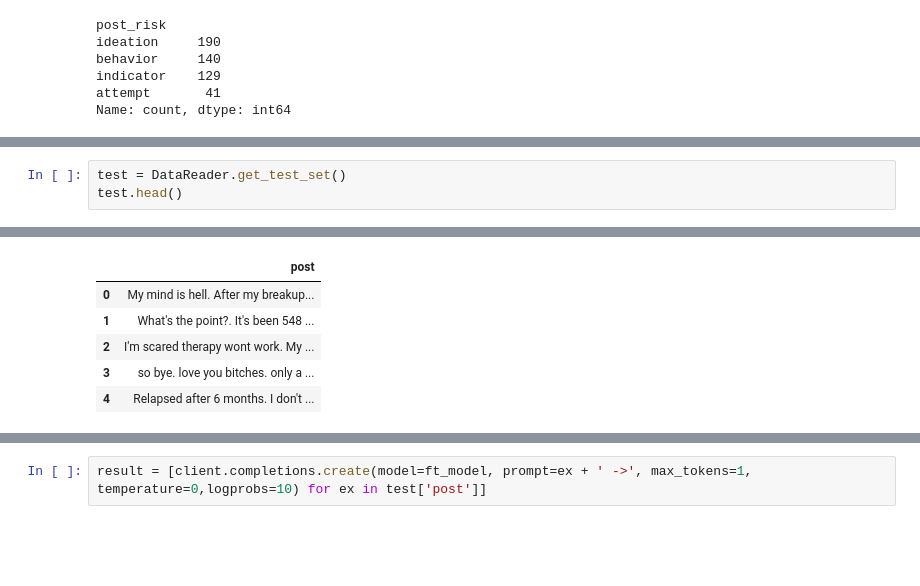
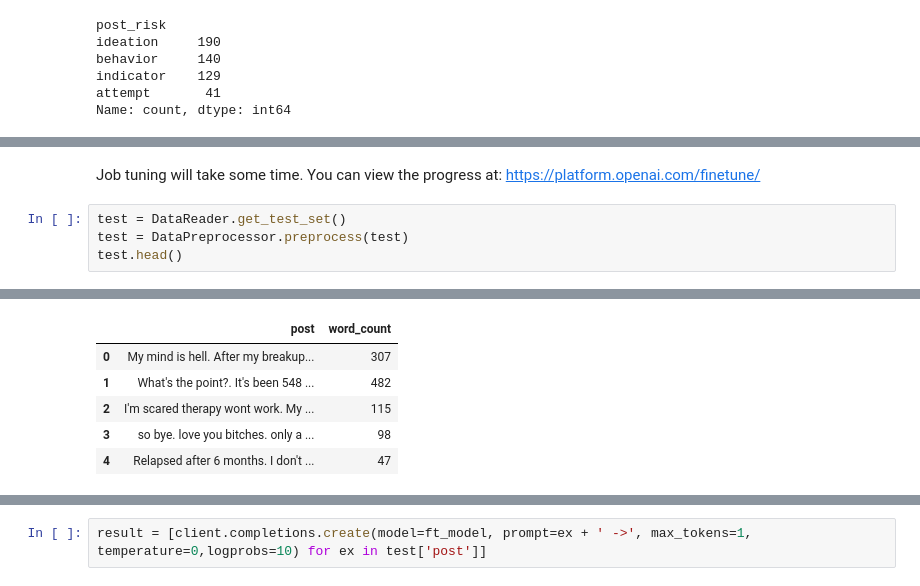
Before and after one commit to JannicCutura/ieee-2024-suicide-prevention, a Jupyter notebook: main.ipynb, the cells around one changed output, grey strips where cells are left out. Drawn from its saved outputs; the diff is of its cells as text; blank space fills up the shorter version.

Commit message:
inconsisten data third messsage...

```diff
--- a/main.ipynb
+++ b/main.ipynb
@@ -91,4 +127,7 @@ FineTuningJob(id='ftjob-26SCSYKJlwPoNupKn5QvasUA', created_at=1717176751, error=
+# %% [markdown]
+Job tuning will take some time. You can view the progress at: https://platform.openai.com/finetune/
 # %%
 test = DataReader.get_test_set()
+test = DataPreprocessor.preprocess(test)
 test.head()
 # %% [output]
@@ -95,9 +137,9 @@ test.head()
-|  | post |
-| 0 | My mind is hell. After my breakup... |
-| 1 | What's the point?. It's been 548 ... |
-| 2 | I'm scared therapy wont work. My ... |
-| 3 | so bye. love you bitches. only a ... |
-| 4 | Relapsed after 6 months. I don't ... |
+|  | post | word_count |
+| 0 | My mind is hell. After my breakup... | 307 |
+| 1 | What's the point?. It's been 548 ... | 482 |
+| 2 | I'm scared therapy wont work. My ... | 115 |
+| 3 | so bye. love you bitches. only a ... | 98 |
+| 4 | Relapsed after 6 months. I don't ... | 47 |
 # %%
 fine_tuning_job.id
 # %% [output]
```
Also changed, not shown: parts of 28 cells of this notebook, 15 other files.
